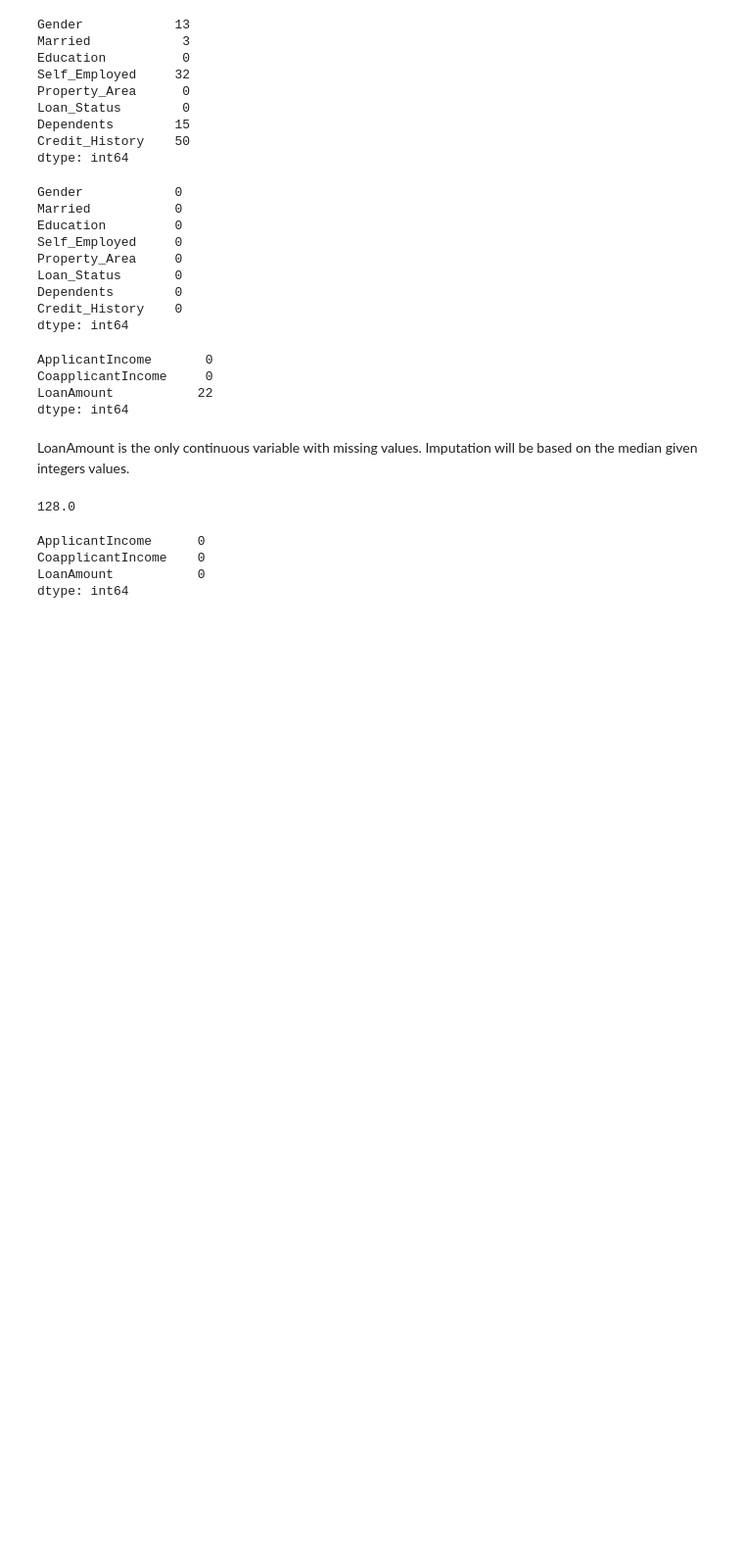
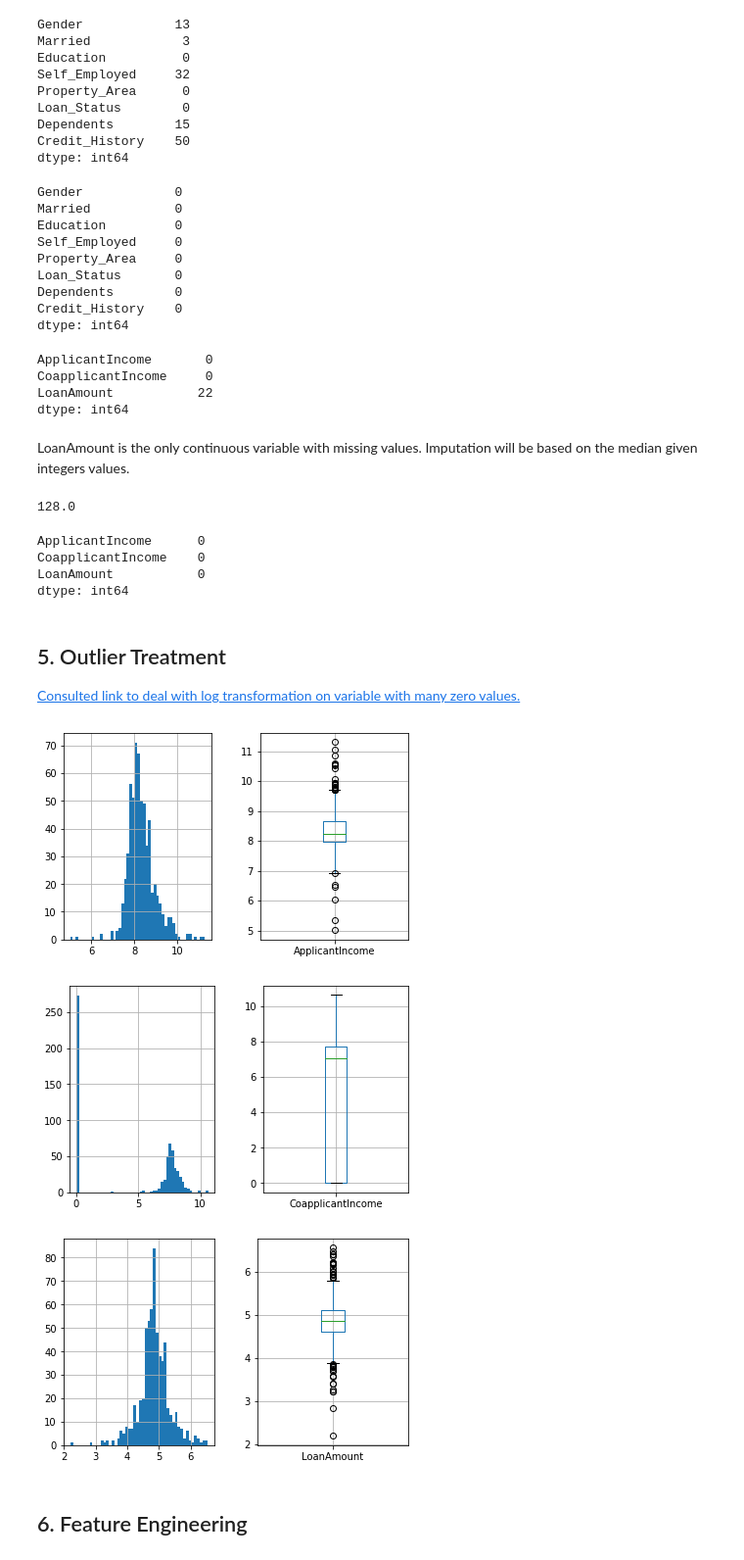
Before and after one commit to ibacaraujo/learning-path-data-scientist, a Jupyter notebook: loan_prediction.ipynb, the cells around one changed output. Shown: that part at 98% size. Saved outputs shown, nothing was run; the diff lists cells and outputs as text; code cells hidden in the pictures; blank space fills up the shorter version.

```diff
--- a/loan_prediction.ipynb
+++ b/loan_prediction.ipynb
@@ -507,3 +507,27 @@ ApplicantIncome      0
 CoapplicantIncome    0
 LoanAmount           0
 dtype: int64
+# %% [markdown]
+## 5. Outlier Treatment
+
+[Consulted link to deal with log transformation on variable with many zero values.](https://discuss.analyticsvidhya.com/t/methods-to-deal-with-zero-values-while-performing-log-transformation-of-variable/2431/2)
+# %%
+train['ApplicantIncome'] = np.log(train['ApplicantIncome'])
+# %%
+train['CoapplicantIncome'] = np.log(train['CoapplicantIncome'] + 1)
+# %%
+train['LoanAmount'] = np.log(train['LoanAmount'])
+# %%
+for continuous in continuous_variables:
+    plt.subplot(1, 2, 1);
+    train[continuous].hist(bins=50);
+    plt.subplot(1, 2, 2);
+    train.boxplot(column=[continuous]);
+    plt.tight_layout(pad=3.0)
+    plt.show()
+# %% [output]
+[figure, added]
+[figure, added]
+[figure, added]
+# %% [markdown]
+## 6. Feature Engineering
```
Also changed, not shown: parts of 5 cells of this notebook.
